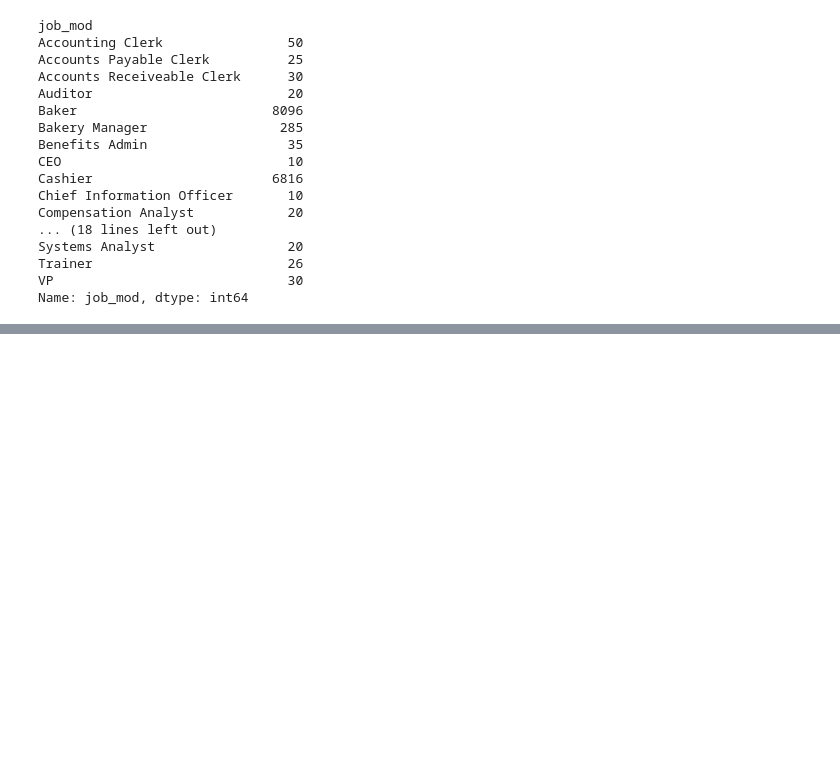
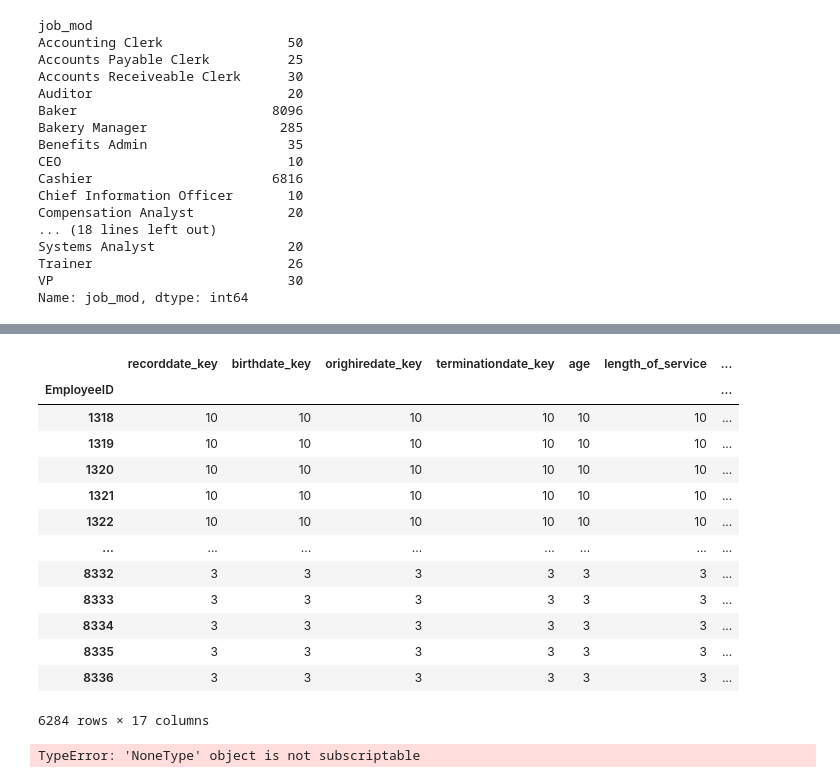
Before and after one commit to DeborahAkp/Portfolio, a Jupyter notebook: SQL/Project 4/Untitled.ipynb, the cells around one changed output, grey strips where cells are left out. Drawn from its saved outputs; the diff is of its cells as text; code cells hidden in the pictures; blank space fills up the shorter version.

```diff
--- a/SQL/Project 4/Untitled.ipynb
+++ b/SQL/Project 4/Untitled.ipynb
@@ -143,0 +144,21 @@ df[df['gender_full']== 'Female'].groupby('EmployeeID').count()
+# %%
+df.groupby('EmployeeID').count()
+# %% [output]
+|  | recorddate_key | birthdate_key | orighiredate_key | terminationdate_key | age | length_of_service | ... |
+| EmployeeID |  |  |  |  |  |  | ... |
+| 1318 | 10 | 10 | 10 | 10 | 10 | 10 | ... |
+| 1319 | 10 | 10 | 10 | 10 | 10 | 10 | ... |
+| 1320 | 10 | 10 | 10 | 10 | 10 | 10 | ... |
+| 1321 | 10 | 10 | 10 | 10 | 10 | 10 | ... |
+| 1322 | 10 | 10 | 10 | 10 | 10 | 10 | ... |
+| ... | ... | ... | ... | ... | ... | ... | ... |
+| 8332 | 3 | 3 | 3 | 3 | 3 | 3 | ... |
+| 8333 | 3 | 3 | 3 | 3 | 3 | 3 | ... |
+| 8334 | 3 | 3 | 3 | 3 | 3 | 3 | ... |
+| 8335 | 3 | 3 | 3 | 3 | 3 | 3 | ... |
+| 8336 | 3 | 3 | 3 | 3 | 3 | 3 | ... |
+6284 rows × 17 columns
+# %%
+df.drop_duplicates(subset=['EmployeeID', 'STATUS_YEAR'], keep='last', inplace = True)
+# %% [output]
+TypeError: 'NoneType' object is not subscriptable
```
Also changed, not shown: parts of 3 cells of this notebook, 2 other files.
